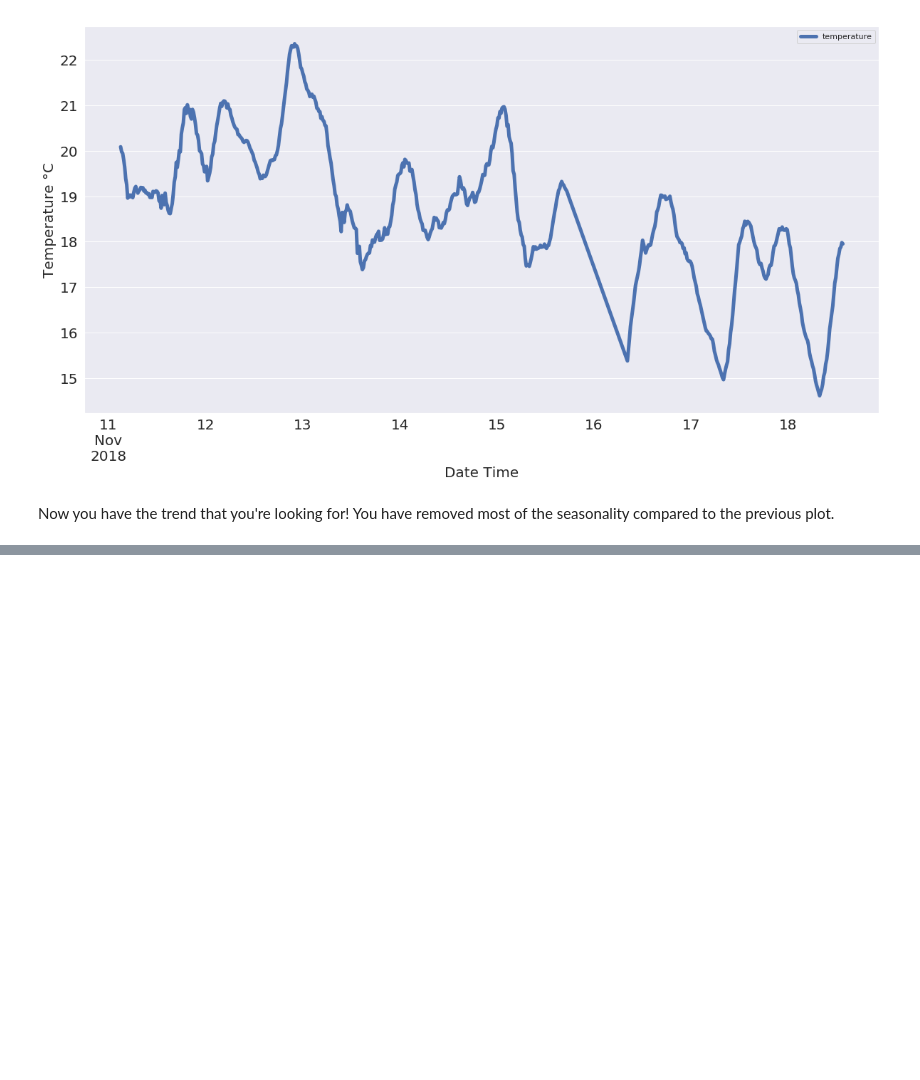
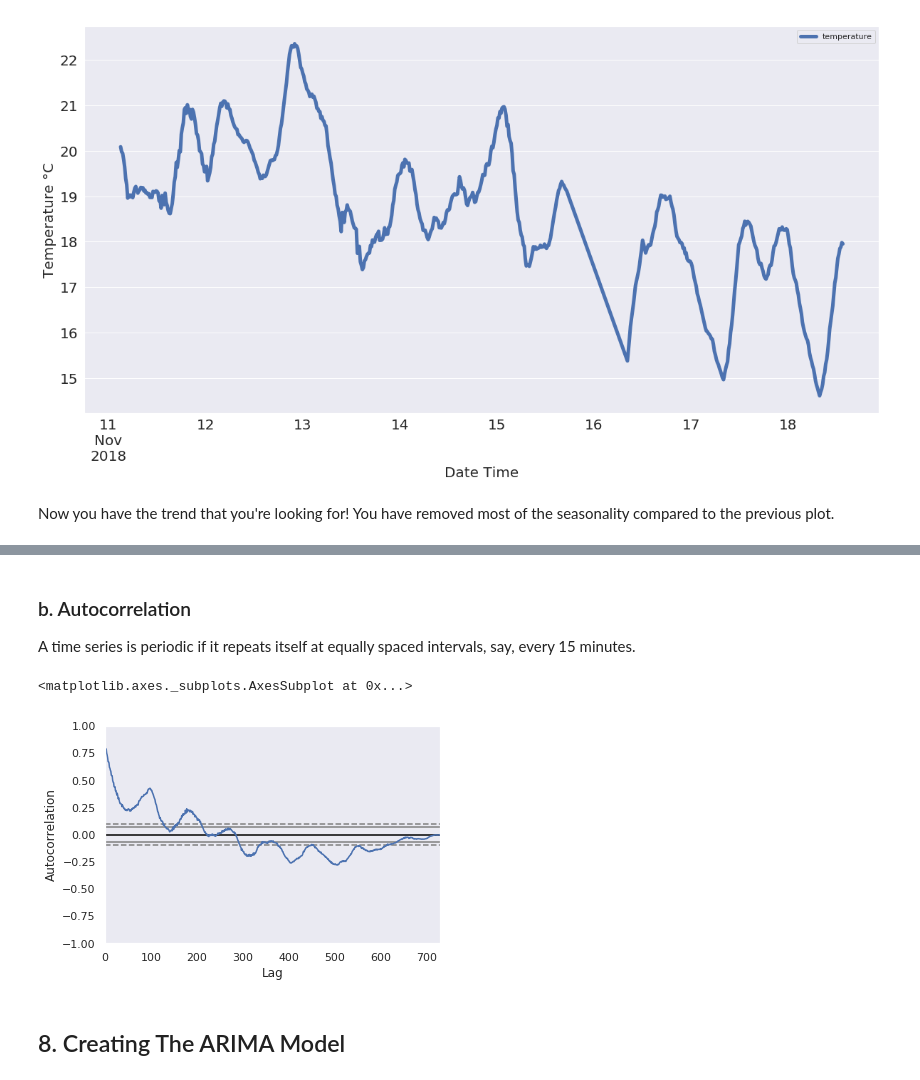
Before and after one commit to bryanhonof/Smart-Systems-Assignment-1, a Jupyter notebook: Python/test_notebook.ipynb, the cells around one changed output, grey strips where cells are left out. Cells and saved outputs as stored; diff of their text form; code cells hidden in the pictures; blank space fills up the shorter version.

```diff
--- a/Python/test_notebook.ipynb
+++ b/Python/test_notebook.ipynb
@@ -244,0 +265,11 @@ Now you have the trend that you're looking for! You have removed most of the sea
+# %% [markdown]
+### b. Autocorrelation<a name="Autocorrelation"></a>
+
+A time series is periodic if it repeats itself at equally spaced intervals, say, every 15 minutes.
+# %%
+pd.plotting.autocorrelation_plot(df)
+# %% [output]
+<matplotlib.axes._subplots.AxesSubplot at 0x...>
+[figure, added]
+# %% [markdown]
+## 8. Creating The ARIMA Model<a name="Creating-The-ARIMA-Model"></a>
```
Also changed, not shown: parts of 11 cells of this notebook.
